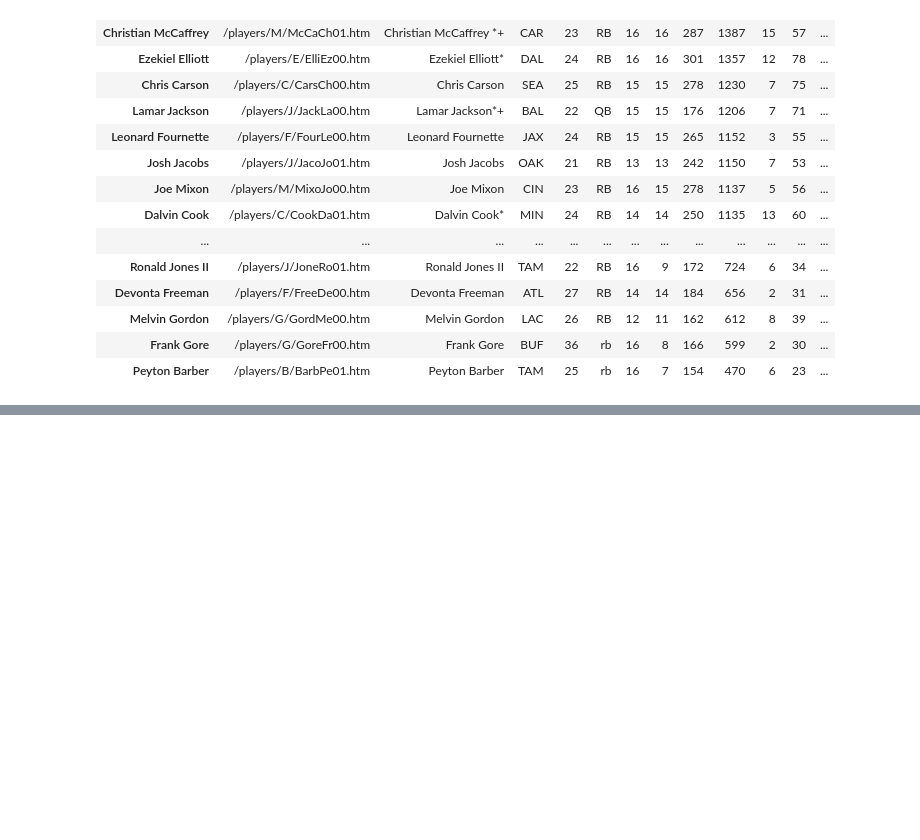
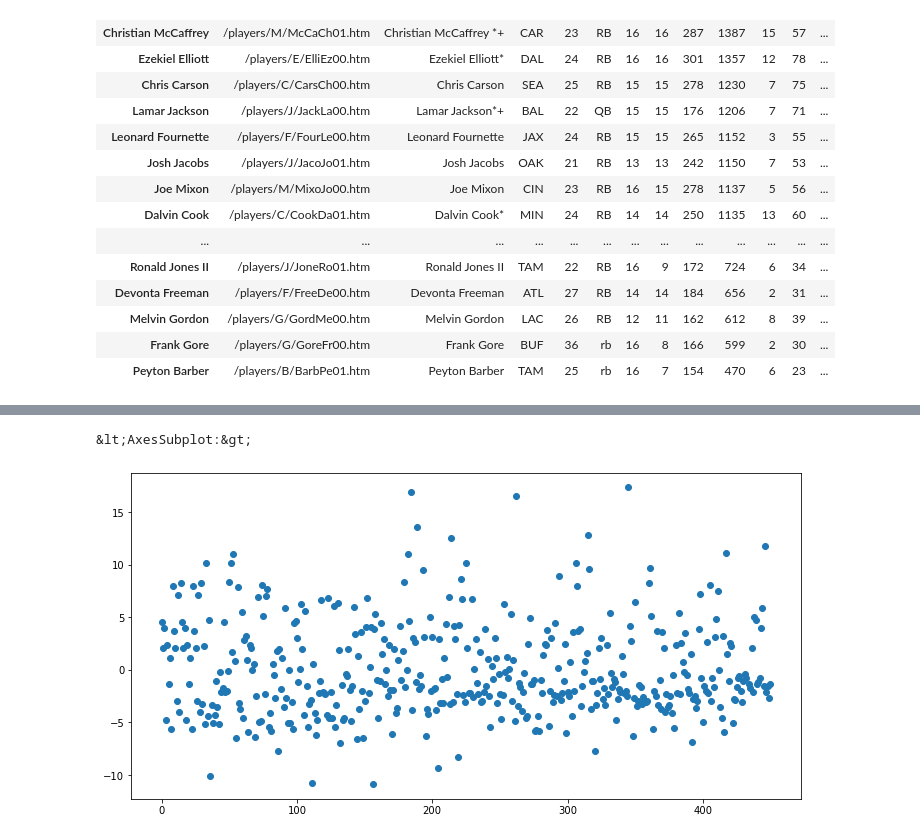
Before and after one commit to ridwan102/Fantasy_Football_Linear_Regression, a Jupyter notebook: fantasy.ipynb, the cells around one changed output, grey strips where cells are left out. Cells and saved outputs as stored; diff of their text form; code cells hidden in the pictures; blank space fills up the shorter version.

Commit message:
Finished linear regression modeling

```diff
--- a/fantasy.ipynb
+++ b/fantasy.ipynb
@@ -620,0 +187,9 @@ sns.regplot(x=phillip_lindsay_rb_2019['Total_Yards'], y = cin_2019['Defense_Rush
+# %%
+# Define the model
+lm1 = smf.ols('Fantasy_Points ~ Receptions_Points + Rush_Yards_Points + Receiving_Yards_Points + Rush_TD_Points + Receiving_TD_Points', data=df_rushing_fantasy_2019)
+
+# Fit the model
+fit1 = lm1.fit()
+
+# Print summary statistics of the model's performance
+fit1.summary()
@@ -620,0 +283,6 @@ sns.regplot(x=phillip_lindsay_rb_2019['Total_Yards'], y = cin_2019['Defense_Rush
+# %%
+#Residual plot comparing actual vs. predicted values. In a good model we want our errors to be random. I'm not sure if the below looks too random. It seems to be between -5, so what does that mean? May be missing actual functional dependency underlying the data. This data may not be linear but let's keep going.
+fit1.resid.plot(style='o',figsize=(12,6))
+# %% [output]
+&lt;AxesSubplot:&gt;
+[figure, added]
```
Also changed, not shown: parts of 59 cells of this notebook, 21 other files.
